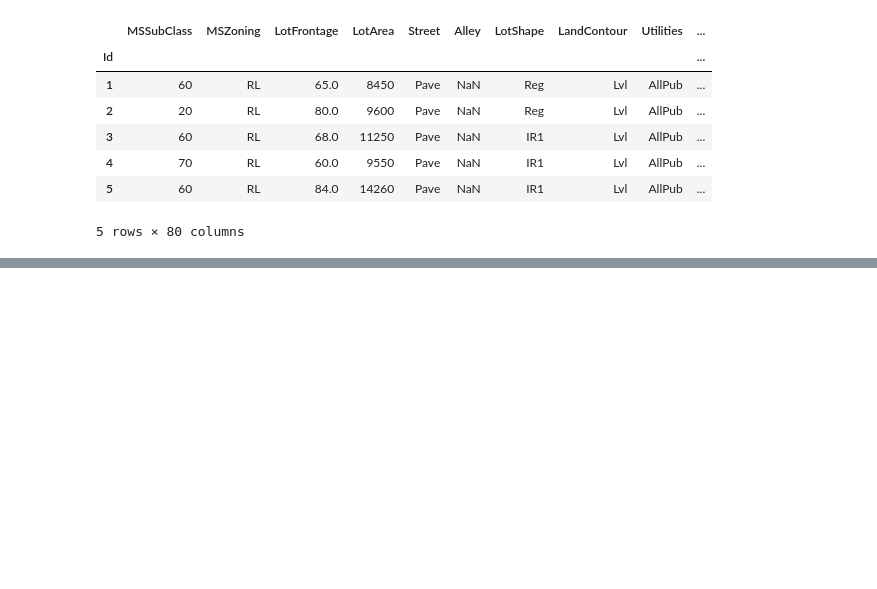
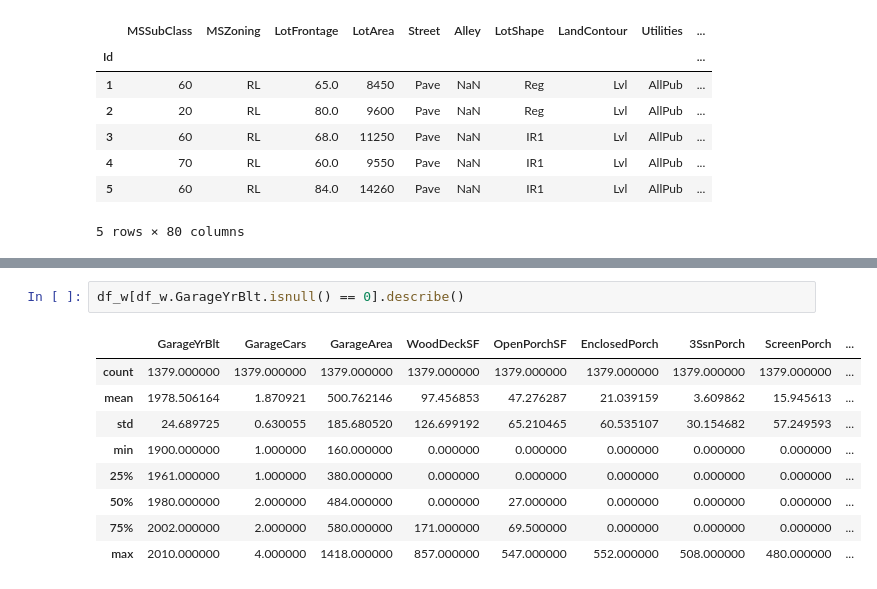
Before and after one commit to wonchankim97/House-Price-Prediction, a Jupyter notebook: preprocessing-WONCHAN.ipynb, the cells around one changed output, grey strips where cells are left out. Saved outputs shown, nothing was run; the diff lists cells and outputs as text; blank space fills up the shorter version.

```diff
--- a/preprocessing-WONCHAN.ipynb
+++ b/preprocessing-WONCHAN.ipynb
@@ -105,0 +205,12 @@ df1.describe()
+# %%
+df_w[df_w.GarageYrBlt.isnull() == 0].describe()
+# %% [output]
+|  | GarageYrBlt | GarageCars | GarageArea | WoodDeckSF | OpenPorchSF | EnclosedPorch | 3SsnPorch | ScreenPorch | ... |
+| count | 1379.000000 | 1379.000000 | 1379.000000 | 1379.000000 | 1379.000000 | 1379.000000 | 1379.000000 | 1379.000000 | ... |
+| mean | 1978.506164 | 1.870921 | 500.762146 | 97.456853 | 47.276287 | 21.039159 | 3.609862 | 15.945613 | ... |
+| std | 24.689725 | 0.630055 | 185.680520 | 126.699192 | 65.210465 | 60.535107 | 30.154682 | 57.249593 | ... |
+| min | 1900.000000 | 1.000000 | 160.000000 | 0.000000 | 0.000000 | 0.000000 | 0.000000 | 0.000000 | ... |
+| 25% | 1961.000000 | 1.000000 | 380.000000 | 0.000000 | 0.000000 | 0.000000 | 0.000000 | 0.000000 | ... |
+| 50% | 1980.000000 | 2.000000 | 484.000000 | 0.000000 | 27.000000 | 0.000000 | 0.000000 | 0.000000 | ... |
+| 75% | 2002.000000 | 2.000000 | 580.000000 | 171.000000 | 69.500000 | 0.000000 | 0.000000 | 0.000000 | ... |
+| max | 2010.000000 | 4.000000 | 1418.000000 | 857.000000 | 547.000000 | 552.000000 | 508.000000 | 480.000000 | ... |
```
Also changed, not shown: parts of 27 cells of this notebook.
